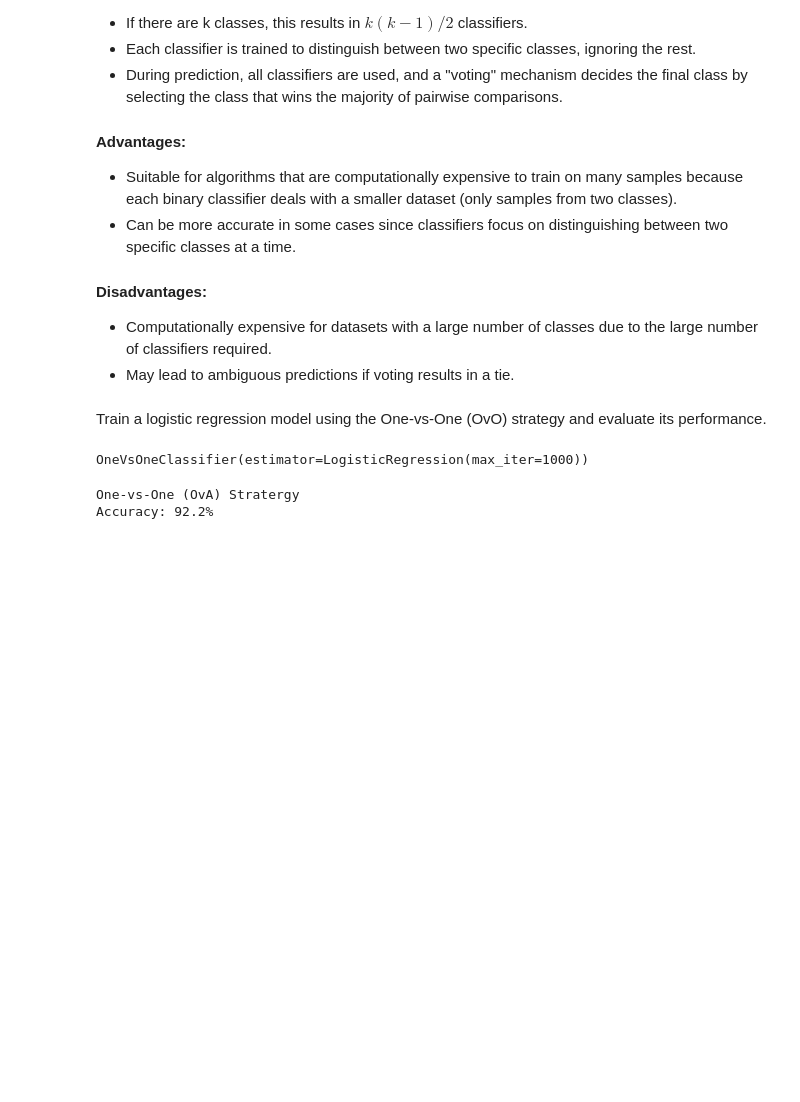
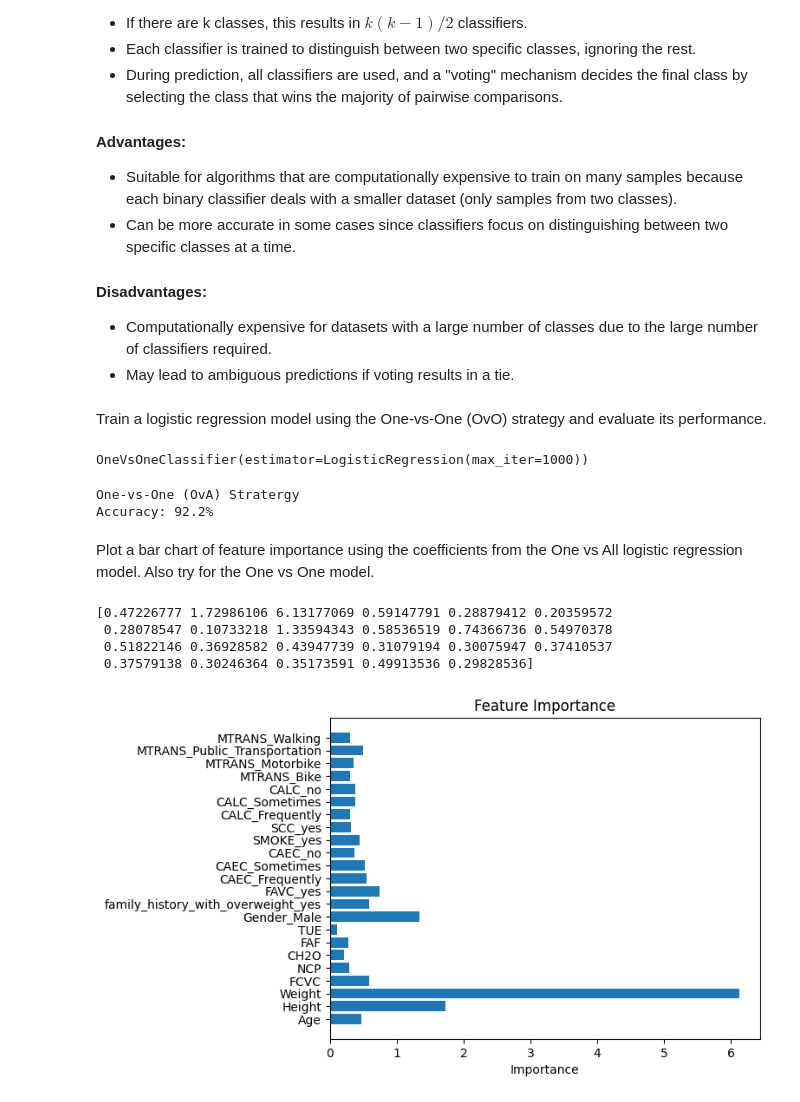
Before and after one commit to VishSeran/machine-learning-models, a Jupyter notebook: logistic-regression-model/multiclass-classification.ipynb, the cells around one changed output. Drawn from its saved outputs; the diff is of its cells as text; code cells hidden in the pictures; blank space fills up the shorter version.

Commit message:
feature importance plotted model_ovr and model_ovo

```diff
--- a/logistic-regression-model/multiclass-classification.ipynb
+++ b/logistic-regression-model/multiclass-classification.ipynb
@@ -234,6 +234,6 @@ Train a logistic regression model using the One-vs-All strategy and evaluate its
 # one vs all (default) logistic regression model
 from sklearn.multiclass import OneVsRestClassifier
 
-model_ovr = OneVsRestClassifier(LogisticRegression(max_iter=1000))
+model_ovr = LogisticRegression(max_iter=1000)
 model_ovr.fit(x_train, y_train)
 # %% [output]
@@ -284,3 +284,20 @@ print(f"Accuracy: {np.round(100* accuracy_score(y_test,y_ovo_predict),2)}%")
 # %% [output]
 One-vs-One (OvA) Stratergy
 Accuracy: 92.2%
+# %% [markdown]
+Plot a bar chart of feature importance using the coefficients from the One vs All logistic regression model. Also try for the One vs One model.
+# %%
+# plot for One vs All
+
+coefficients = np.mean(np.abs(model_ovr.coef_),axis=0)
+print(coefficients)
+plt.barh(x_train.columns, coefficients)
+plt.title("Feature Importance")
+plt.xlabel("Importance")
+plt.show()
+# %% [output]
+[0.47226777 1.72986106 6.13177069 0.59147791 0.28879412 0.20359572
+ 0.28078547 0.10733218 1.33594343 0.58536519 0.74366736 0.54970378
+ 0.51822146 0.36928582 0.43947739 0.31079194 0.30075947 0.37410537
+ 0.37579138 0.30246364 0.35173591 0.49913536 0.29828536]
+[figure, added]
```
Also changed, not shown: parts of 2 cells of this notebook.
